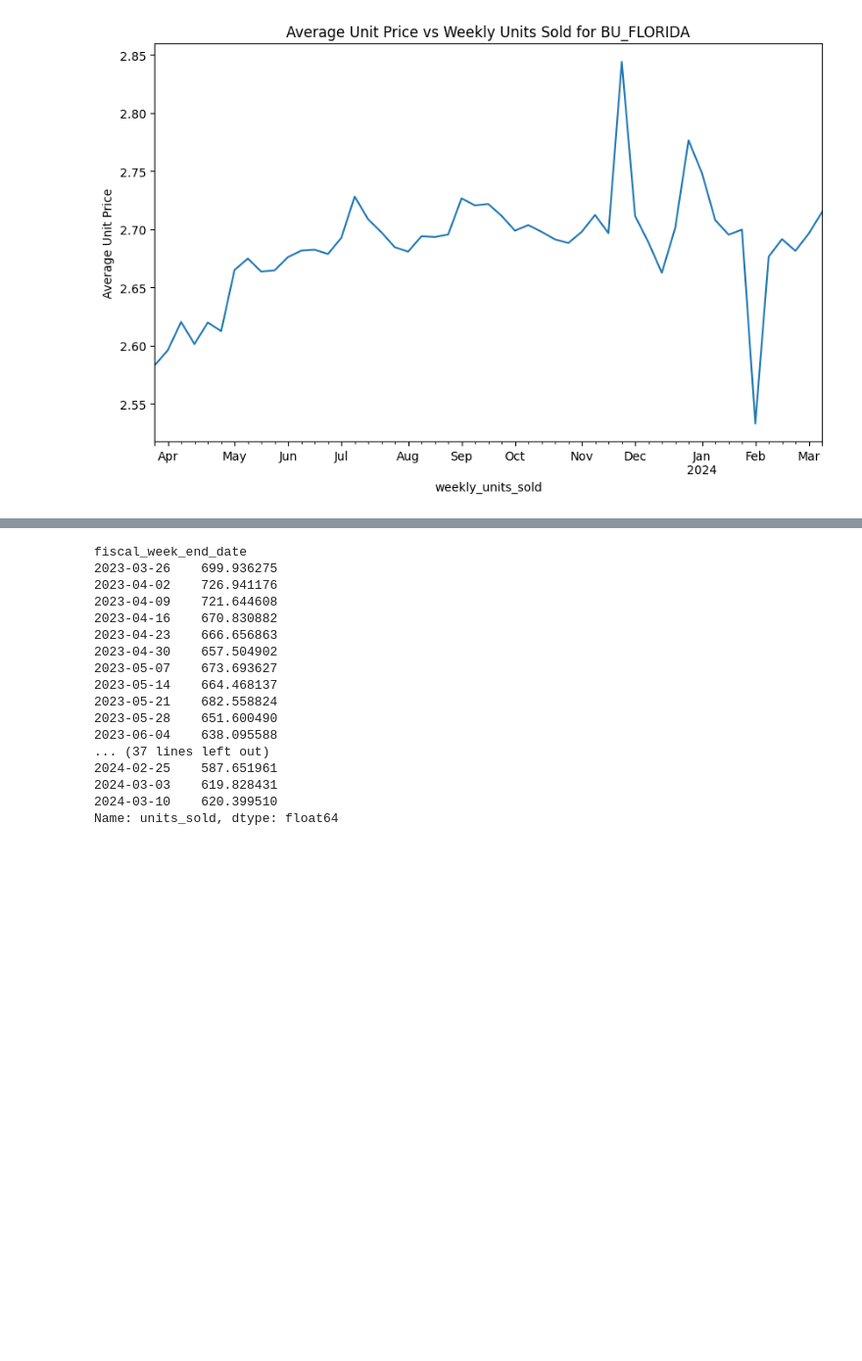
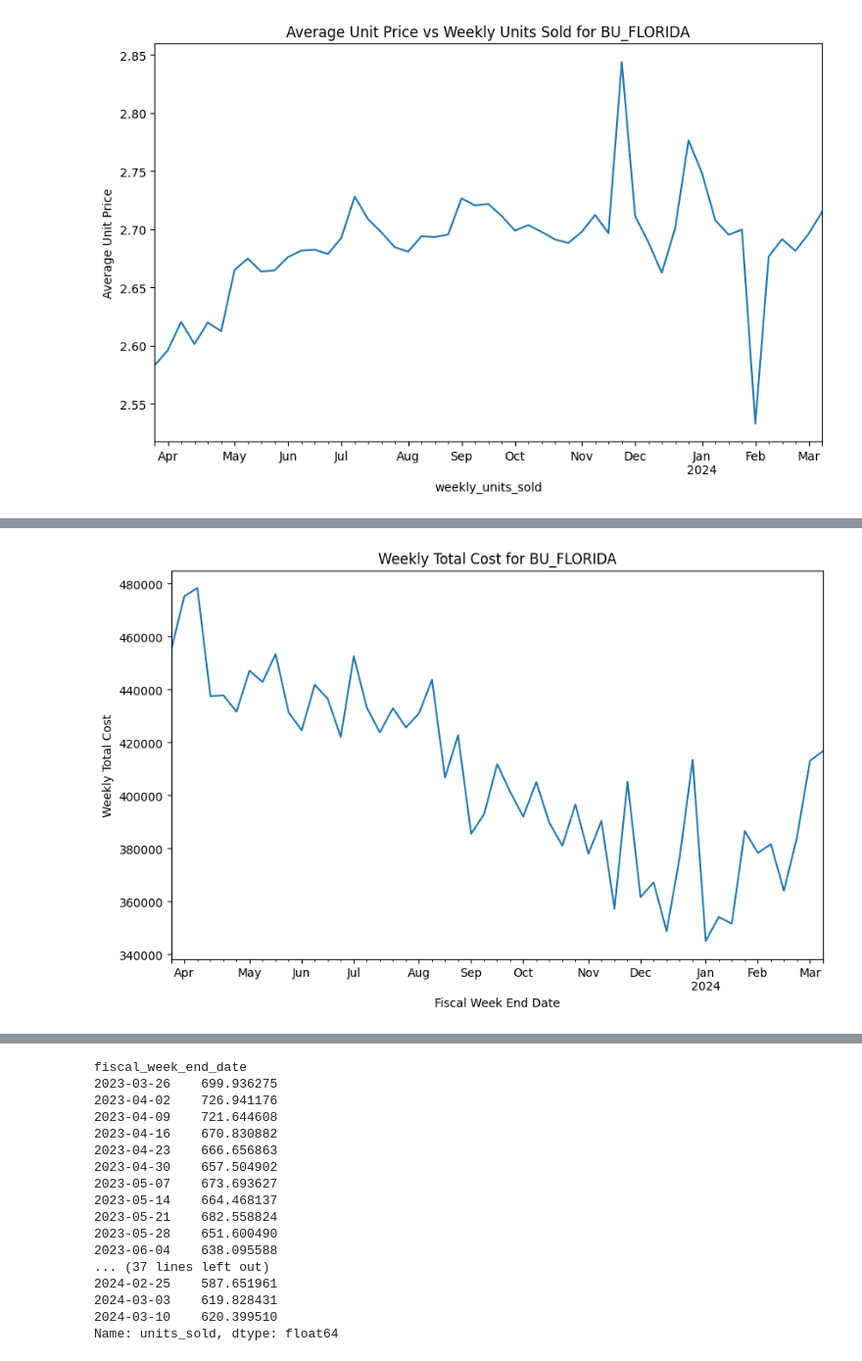
Before and after one commit to MariamAmmar/6644_Final_Project, a Jupyter notebook: BU_Florida.ipynb, the cells around one changed output, grey strips where cells are left out. Shown at 98% size. Saved outputs shown, nothing was run; the diff lists cells and outputs as text; code cells hidden in the pictures; blank space fills up the shorter version.

```diff
--- a/BU_Florida.ipynb
+++ b/BU_Florida.ipynb
@@ -654,0 +707,18 @@ plt.show()
+# %%
+# prompt: estimate total cost = units_sold*net_single_unit_cost
+
+BU_FLORIDA_data['total_cost'] = BU_FLORIDA_data['units_sold'] * BU_FLORIDA_data['net_single_unit_cost']
+# %%
+# total_cost weekly
+
+weekly_total_cost = BU_FLORIDA_data.groupby('fiscal_week_end_date')['total_cost'].sum()
+
+#Create a line graph for weekly_unit_price
+
+weekly_total_cost.plot(kind='line', figsize=(10, 6))
+plt.xlabel('Fiscal Week End Date')
+plt.ylabel('Weekly Total Cost')
+plt.title('Weekly Total Cost for BU_FLORIDA')
+plt.show()
+# %% [output]
+[figure, added]
```
Also changed, not shown: parts of 12 cells of this notebook.
